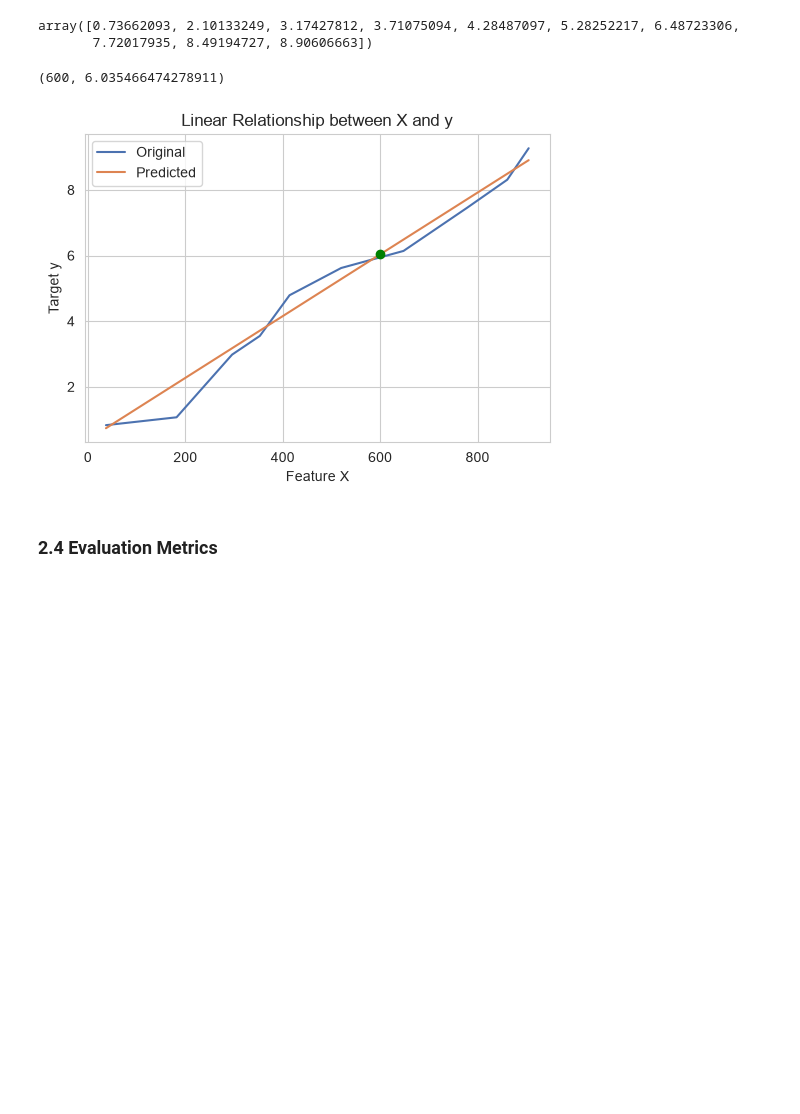
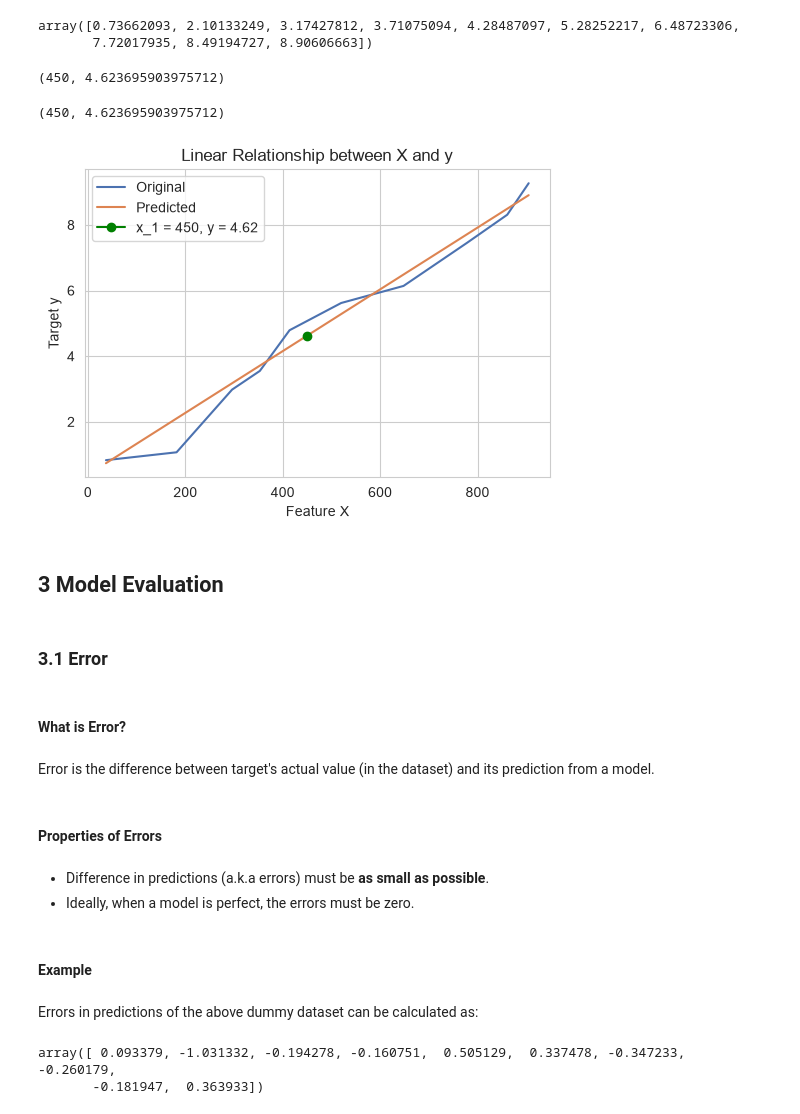
Before and after one commit to dheemanth-bhat/supervised-ml-algorithms, a Jupyter notebook: 01_Linear_Regression/01_Intro_to_Linear_Regression.ipynb, the cells around one changed output. Drawn from its saved outputs; the diff is of its cells as text; code cells hidden in the pictures; blank space fills up the shorter version.

Commit message:
1. Plot prediction errors. 2. More insights in intro to evaluation metrics.

```diff
--- a/01_Linear_Regression/01_Intro_to_Linear_Regression.ipynb
+++ b/01_Linear_Regression/01_Intro_to_Linear_Regression.ipynb
@@ -345,21 +333,49 @@ array([0.73662093, 2.10133249, 3.17427812, 3.71075094, 4.28487097, 5.28252217, 6
+# %%
+x_1 = 450
 # %%
-x_1 = 600
 y_hat_1 = f(x_1)  # Same as `predict()`.
 x_1, y_hat_1
 # %% [output]
-(600, 6.035466474278911)
+(450, 4.623695903975712)
+# %%
+y_hat_1 = lr_model.predict([[x_1]]).item()
+x_1, y_hat_1
+# %% [output]
+(450, 4.623695903975712)
 # %%
 plt.figure(figsize=(6, 4))
 
 sns.lineplot(x=X.flatten(), y=y, label="Original")
 sns.lineplot(x=X.flatten(), y=y_pred, label="Predicted")
-plt.plot(x_1, f(x_1), color="green", marker="o")
+plt.plot(x_1, f(x_1), color="green", marker="o", label=f"x_1 = {x_1}, y = {y_hat_1:.2f}")
 plt.title("Linear Relationship between X and y")
 plt.xlabel("Feature X")
 plt.ylabel("Target y")
+plt.legend()
 
 plt.show()
 # %% [output]
-[figure, old version]
+[figure, new version]
 # %% [markdown]
-### 2.4 Evaluation Metrics
+## 3 Model Evaluation
+# %% [markdown]
+### 3.1 Error
+# %% [markdown]
+#### What is Error?
+# %% [markdown]
+Error is the difference between target's actual value (in the dataset) and its prediction from a model.
+# %% [markdown]
+#### Properties of Errors
+# %% [markdown]
+- Difference in predictions (a.k.a errors) must be **as small as possible**.
+- Ideally, when a model is perfect, the errors must be zero.
+# %% [markdown]
+#### Example
+# %% [markdown]
+Errors in predictions of the above dummy dataset can be calculated as:
+# %%
+errors = y - y_pred
+errors.round(6)
+# %% [output]
+array([ 0.093379, -1.031332, -0.194278, -0.160751,  0.505129,  0.337478, -0.347233, -0.260179,
+       -0.181947,  0.363933])
```
Also changed, not shown: parts of 22 cells of this notebook.
